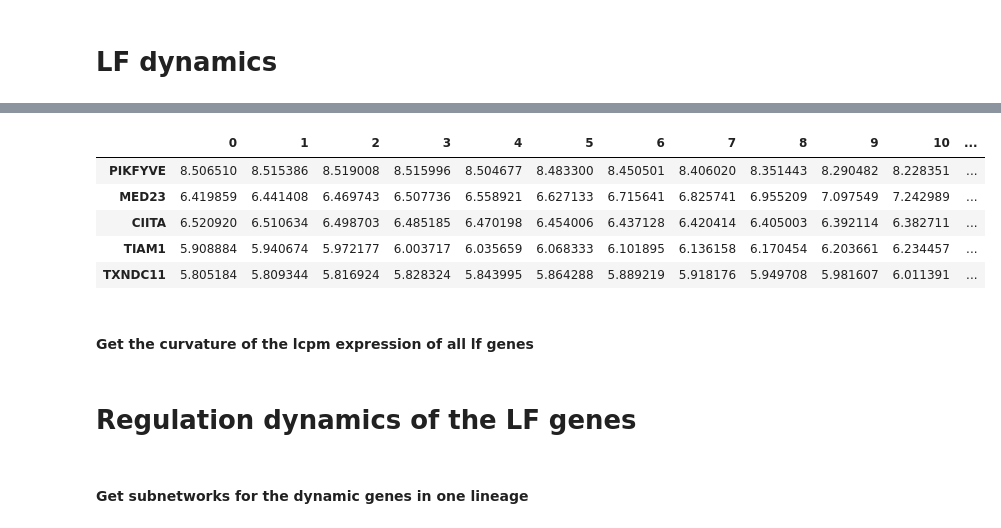
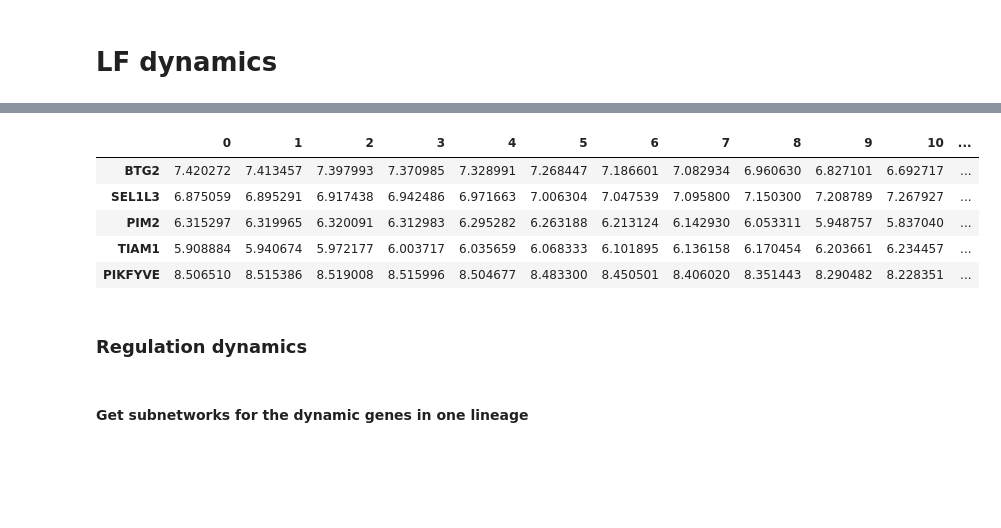
Before and after one commit to sachha-naksha/B_Cell_States, a Jupyter notebook: multiome_dynamic_regulation/py_scripts/analysis/LF_dynamics.ipynb, the cells around one changed output, grey strips where cells are left out. Drawn from its saved outputs; the diff is of its cells as text; code cells hidden in the pictures; blank space fills up the shorter version.

```diff
--- a/multiome_dynamic_regulation/py_scripts/analysis/LF_dynamics.ipynb
+++ b/multiome_dynamic_regulation/py_scripts/analysis/LF_dynamics.ipynb
@@ -117,19 +66,17 @@ lf_lcpm_dchar_pb = compute_curve_characteristics(lf_lcpm_dcurve_pb, dtime_pb)
 # %%
 # get lcpm chars for these genes
-lcpm_dcurve, dtime = compute_expression_regulation_curves(dictys_dynamic_object, start=0, stop=3, num=20, dist=0.001, mode="expression")
+lcpm_dcurve_gc, dtime_gc = compute_expression_regulation_curves(dictys_dynamic_object, start=0, stop=3, num=20, dist=0.001, mode="expression")
 # slice the dcurve for the lf genes using gene names which are indices in pandas df
-lf_lcpm_dcurve = lcpm_dcurve.loc[lf_genes]
+lf_lcpm_dcurve_gc = lcpm_dcurve_gc.loc[lf_genes]
 # get dchars for these genes
-lf_lcpm_dchar = compute_curve_characteristics(lf_lcpm_dcurve, dtime)
+#lf_lcpm_dchar = compute_curve_characteristics(lf_lcpm_dcurve, dtime)
 # save lf_lcpm_dcurve_gc as pickle
 #lf_lcpm_dcurve_gc.to_pickle(os.path.join(output_folder, 'lf_lcpm_dcurve_gc.pkl'))
-display(lf_lcpm_dcurve.head())
+display(lf_lcpm_dcurve_gc.head())
 # %% [output]
 |  | 0 | 1 | 2 | 3 | 4 | 5 | 6 | 7 | 8 | 9 | 10 | ... |
+| BTG2 | 7.420272 | 7.413457 | 7.397993 | 7.370985 | 7.328991 | 7.268447 | 7.186601 | 7.082934 | 6.960630 | 6.827101 | 6.692717 | ... |
+| SEL1L3 | 6.875059 | 6.895291 | 6.917438 | 6.942486 | 6.971663 | 7.006304 | 7.047539 | 7.095800 | 7.150300 | 7.208789 | 7.267927 | ... |
+| PIM2 | 6.315297 | 6.319965 | 6.320091 | 6.312983 | 6.295282 | 6.263188 | 6.213124 | 6.142930 | 6.053311 | 5.948757 | 5.837040 | ... |
+| TIAM1 | 5.908884 | 5.940674 | 5.972177 | 6.003717 | 6.035659 | 6.068333 | 6.101895 | 6.136158 | 6.170454 | 6.203661 | 6.234457 | ... |
 | PIKFYVE | 8.506510 | 8.515386 | 8.519008 | 8.515996 | 8.504677 | 8.483300 | 8.450501 | 8.406020 | 8.351443 | 8.290482 | 8.228351 | ... |
-| MED23 | 6.419859 | 6.441408 | 6.469743 | 6.507736 | 6.558921 | 6.627133 | 6.715641 | 6.825741 | 6.955209 | 7.097549 | 7.242989 | ... |
-| CIITA | 6.520920 | 6.510634 | 6.498703 | 6.485185 | 6.470198 | 6.454006 | 6.437128 | 6.420414 | 6.405003 | 6.392114 | 6.382711 | ... |
-| TIAM1 | 5.908884 | 5.940674 | 5.972177 | 6.003717 | 6.035659 | 6.068333 | 6.101895 | 6.136158 | 6.170454 | 6.203661 | 6.234457 | ... |
-| TXNDC11 | 5.805184 | 5.809344 | 5.816924 | 5.828324 | 5.843995 | 5.864288 | 5.889219 | 5.918176 | 5.949708 | 5.981607 | 6.011391 | ... |
-# %% [markdown]
-#### Get the curvature of the lcpm expression of all lf genes
@@ -144,5 +83,5 @@ lf_lcpm_curvature = get_curvature_of_expression(lf_lcpm_dcurve, dtime)
 # %% [markdown]
-# Regulation dynamics of the LF genes
+### Regulation dynamics
 # %% [markdown]
 #### Get subnetworks for the dynamic genes in one lineage
 # %%
```
Also changed, not shown: parts of 80 cells of this notebook, 1 other file.
